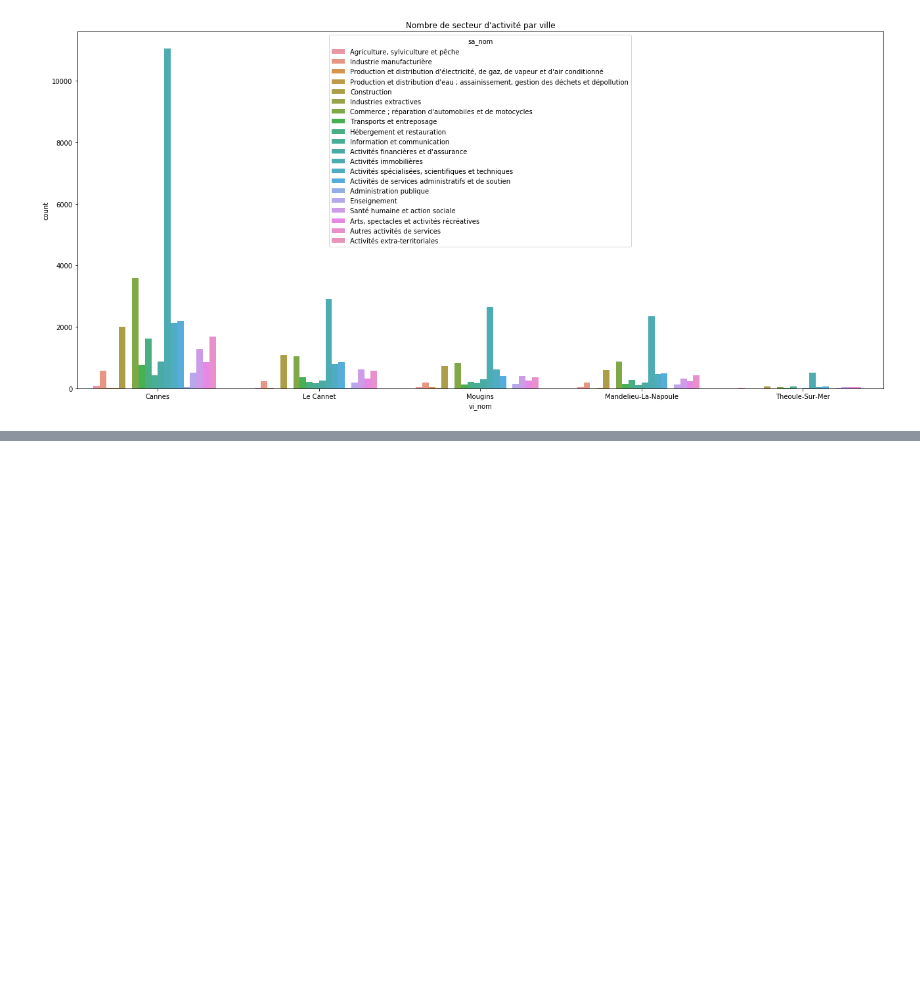
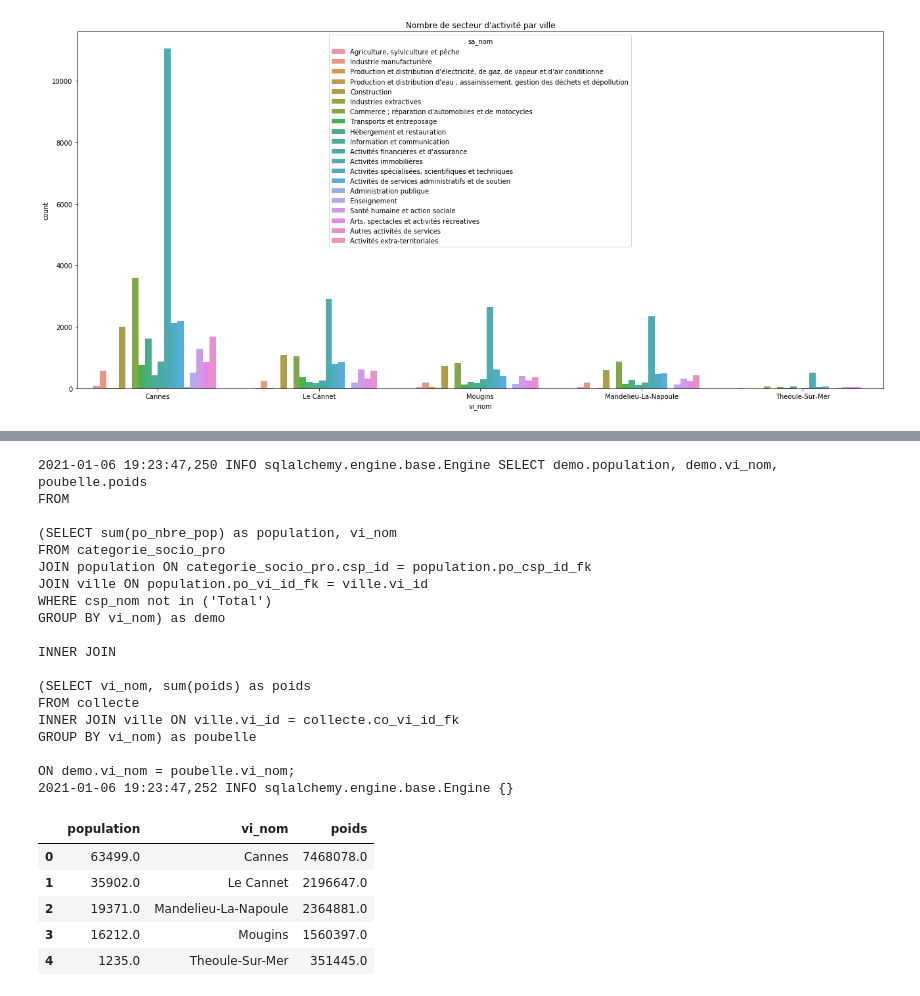
Before and after one commit to niryras/Cliink_Equipe2, a Jupyter notebook: jupyter/Data Visualisation.ipynb, the cells around one changed output, grey strips where cells are left out. Drawn from its saved outputs; the diff is of its cells as text; code cells hidden in the pictures; blank space fills up the shorter version.

```diff
--- a/jupyter/Data Visualisation.ipynb
+++ b/jupyter/Data Visualisation.ipynb
@@ -246,0 +284,48 @@ py.iplot(graphpoidscollecteur, filename='jupyter-styled_bar')
+# %%
+pop_poids_ville = """SELECT demo.population, demo.vi_nom, poubelle.poids
+FROM
+
+(SELECT sum(po_nbre_pop) as population, vi_nom
+FROM categorie_socio_pro
+JOIN population ON categorie_socio_pro.csp_id = population.po_csp_id_fk
+JOIN ville ON population.po_vi_id_fk = ville.vi_id
+WHERE csp_nom not in ('Total')
+GROUP BY vi_nom) as demo
+
+INNER JOIN
+
+(SELECT vi_nom, sum(poids) as poids
+FROM collecte
+INNER JOIN ville ON ville.vi_id = collecte.co_vi_id_fk
+GROUP BY vi_nom) as poubelle
+
+ON demo.vi_nom = poubelle.vi_nom;"""
+
+df_pop_poids_ville = pd.read_sql_query(pop_poids_ville, engine)
+df_pop_poids_ville
+# %% [output]
+2021-01-06 19:23:47,250 INFO sqlalchemy.engine.base.Engine SELECT demo.population, demo.vi_nom, poubelle.poids
+FROM
+
+(SELECT sum(po_nbre_pop) as population, vi_nom
+FROM categorie_socio_pro
+JOIN population ON categorie_socio_pro.csp_id = population.po_csp_id_fk
+JOIN ville ON population.po_vi_id_fk = ville.vi_id
+WHERE csp_nom not in ('Total')
+GROUP BY vi_nom) as demo
+
+INNER JOIN
+
+(SELECT vi_nom, sum(poids) as poids
+FROM collecte
+INNER JOIN ville ON ville.vi_id = collecte.co_vi_id_fk
+GROUP BY vi_nom) as poubelle
+
+ON demo.vi_nom = poubelle.vi_nom;
+2021-01-06 19:23:47,252 INFO sqlalchemy.engine.base.Engine {}
+|  | population | vi_nom | poids |
+| 0 | 63499.0 | Cannes | 7468078.0 |
+| 1 | 35902.0 | Le Cannet | 2196647.0 |
+| 2 | 19371.0 | Mandelieu-La-Napoule | 2364881.0 |
+| 3 | 16212.0 | Mougins | 1560397.0 |
+| 4 | 1235.0 | Theoule-Sur-Mer | 351445.0 |
```
Also changed, not shown: parts of 24 cells of this notebook, 4 other files.
